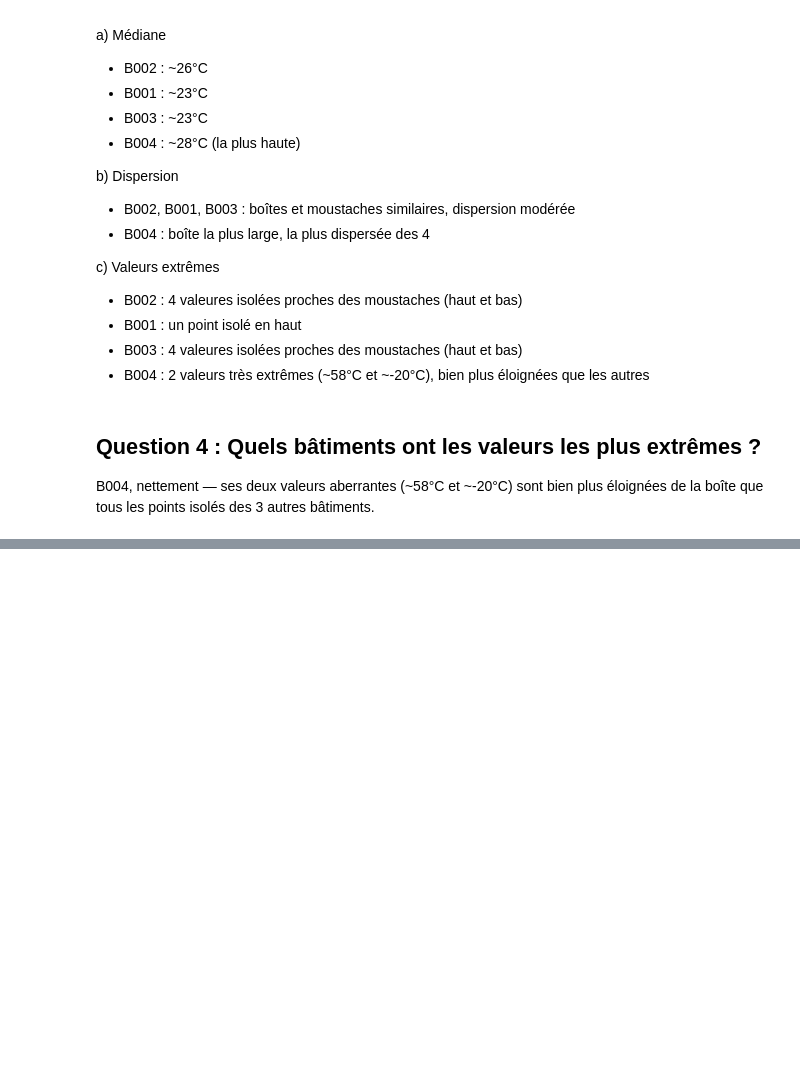
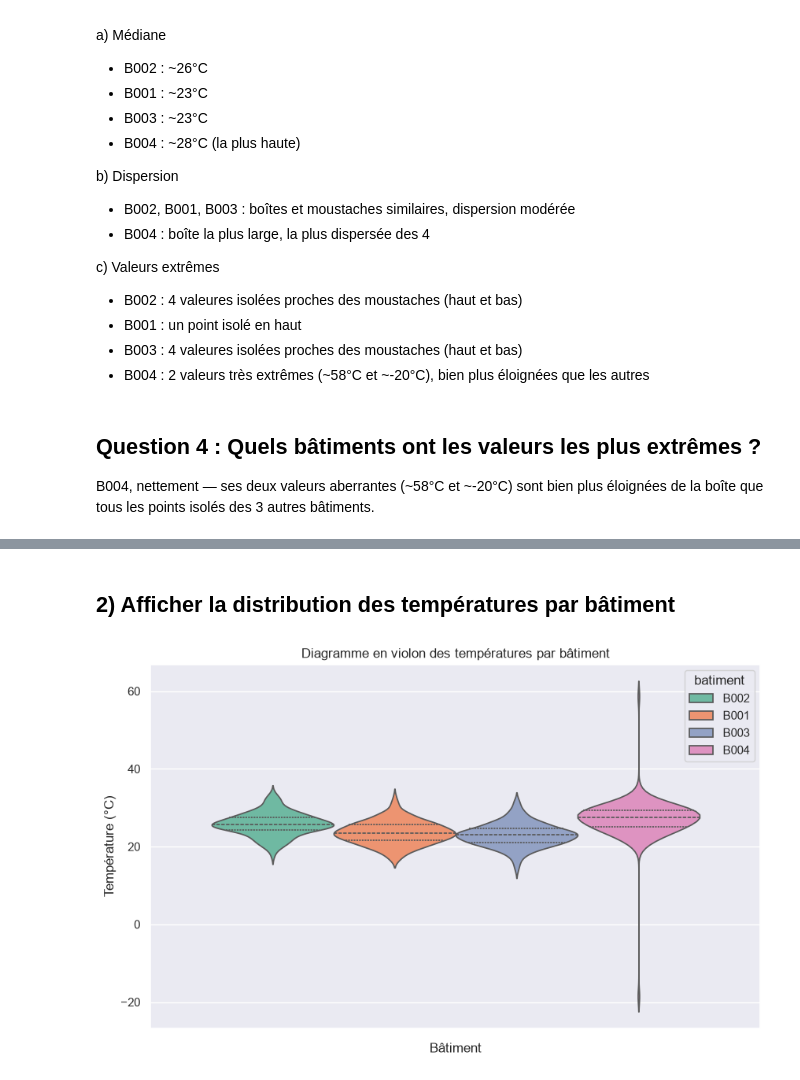
Before and after one commit to Mayra-99/atelier_seaborn_iot, a Jupyter notebook: notebooks/atelier_seaborn_iot.ipynb, the cells around one changed output, grey strips where cells are left out. Drawn from its saved outputs; the diff is of its cells as text; code cells hidden in the pictures; blank space fills up the shorter version.

```diff
--- a/notebooks/atelier_seaborn_iot.ipynb
+++ b/notebooks/atelier_seaborn_iot.ipynb
@@ -224,0 +241,11 @@ de la boîte que tous les points isolés des 3 autres bâtiments.
+# %% [markdown]
+## 2) Afficher la distribution des températures par bâtiment
+# %%
+plt.figure(figsize=(10, 6))
+sns.violinplot(data=df, y="temperature", inner="quartile",hue="batiment", saturation=0.8, palette="Set2")
+plt.title("Diagramme en violon des températures par bâtiment")
+plt.xlabel("Bâtiment")
+plt.ylabel("Température (°C)")
+plt.show()
+# %% [output]
+[figure, added]
```
Also changed, not shown: parts of 5 cells of this notebook.
